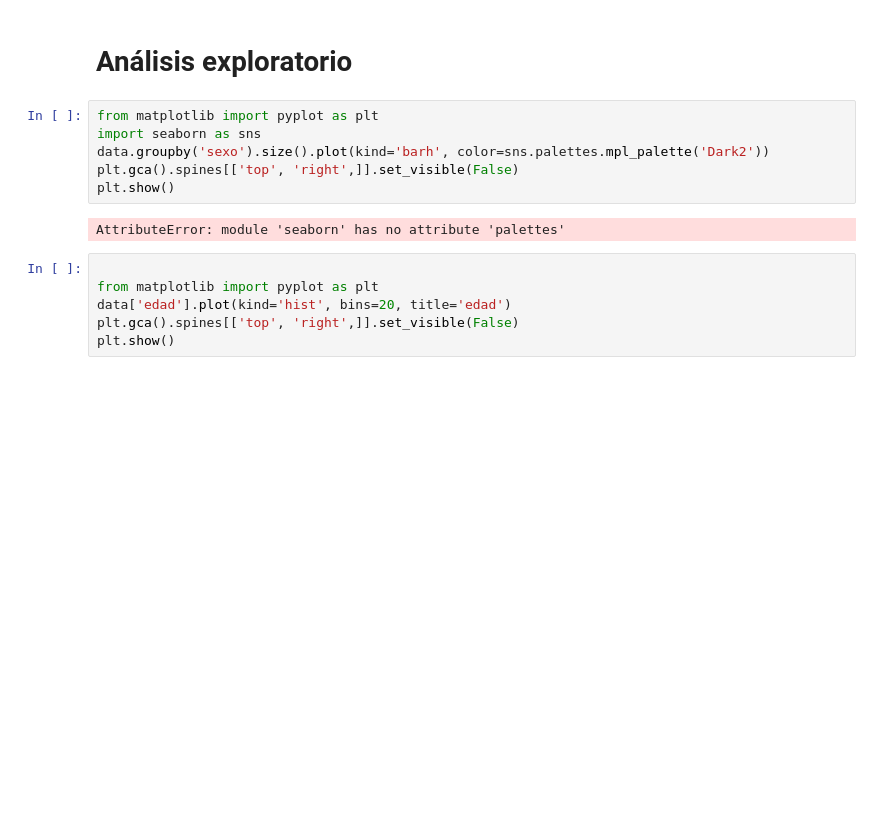
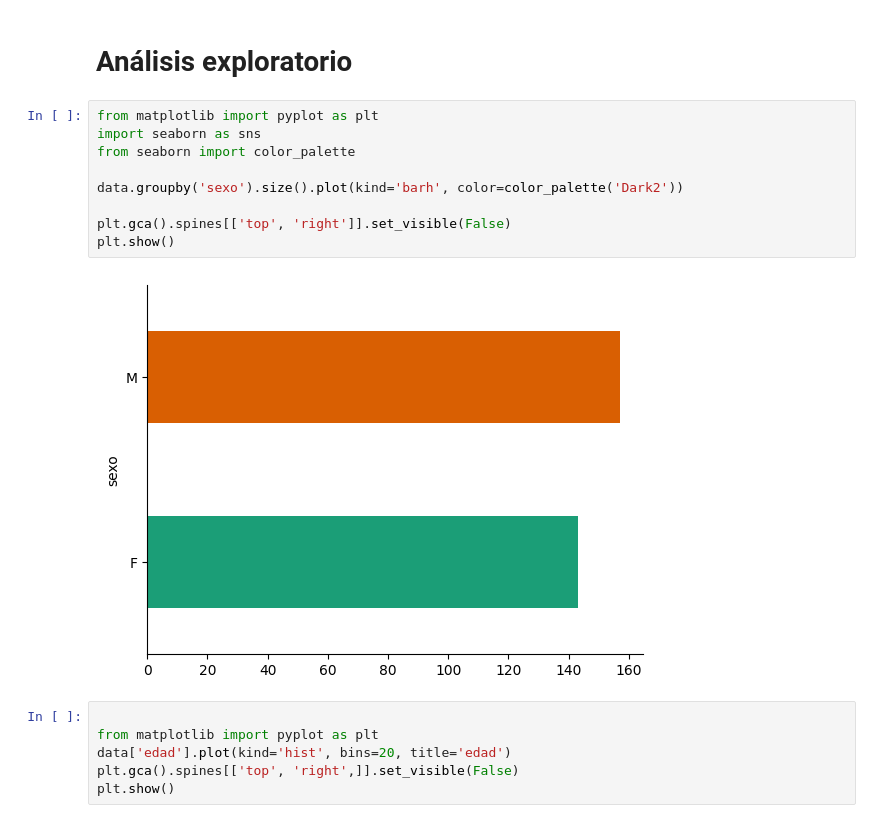
Before and after one commit to bpizarrogalleguillos/IAmetodologia2025, a Jupyter notebook: Final_Taller_Supervisado_1.ipynb, the cells around one changed output. Cells and saved outputs as stored; diff of their text form; blank space fills up the shorter version.

```diff
--- a/Final_Taller_Supervisado_1.ipynb
+++ b/Final_Taller_Supervisado_1.ipynb
@@ -316,11 +316,14 @@ data = pd.read_csv("data_2.csv")
 # %%
 from matplotlib import pyplot as plt
 import seaborn as sns
-data.groupby('sexo').size().plot(kind='barh', color=sns.palettes.mpl_palette('Dark2'))
-plt.gca().spines[['top', 'right',]].set_visible(False)
+from seaborn import color_palette
+
+data.groupby('sexo').size().plot(kind='barh', color=color_palette('Dark2'))
+
+plt.gca().spines[['top', 'right']].set_visible(False)
 plt.show()
 # %% [output]
-AttributeError: module 'seaborn' has no attribute 'palettes'
+[figure, added]
 # %%
 
 from matplotlib import pyplot as plt
```
Also changed, not shown: parts of 2 cells of this notebook.
